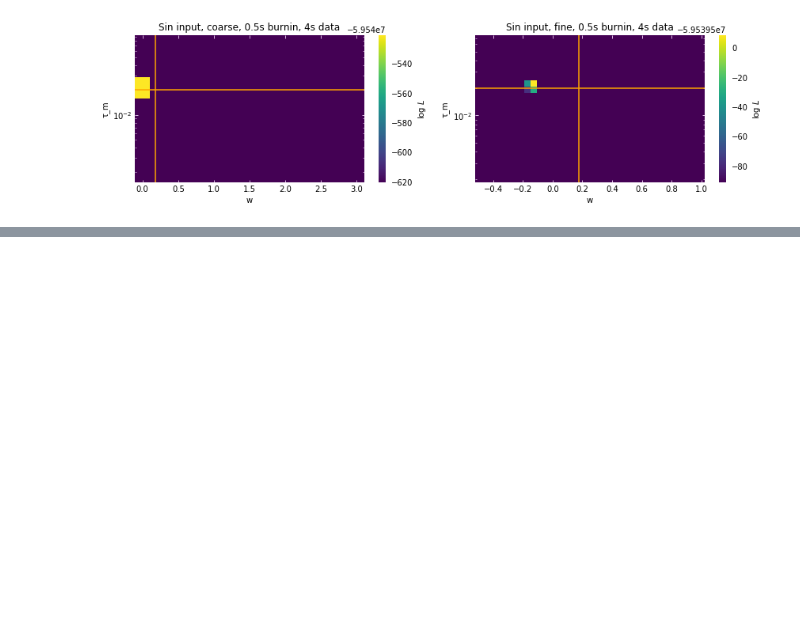
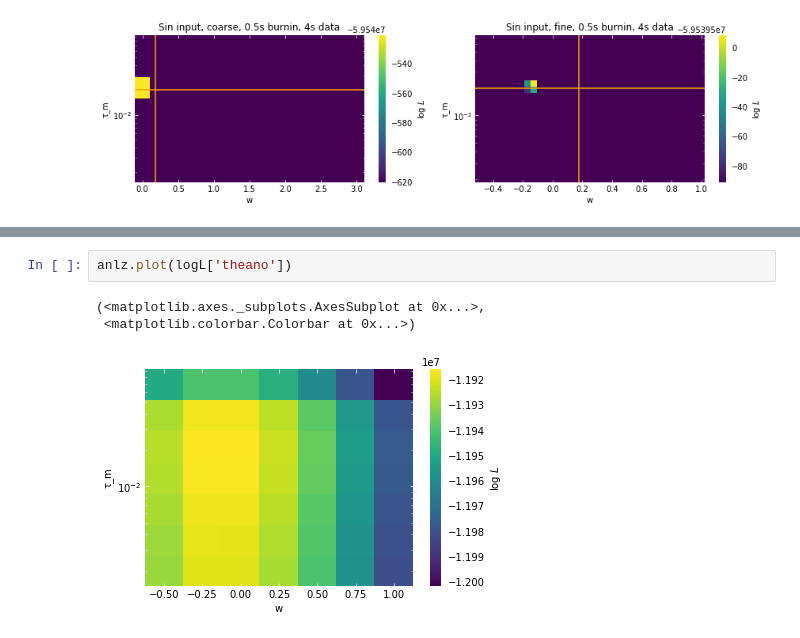
Before and after one commit to mackelab/mesoGIF, a Jupyter notebook: fsGIF2.ipynb, the cells around one changed output, grey strips where cells are left out. Cells and saved outputs as stored; diff of their text form; blank space fills up the shorter version.

```diff
--- a/fsGIF2.ipynb
+++ b/fsGIF2.ipynb
@@ -173,0 +193,6 @@ NameError: name 'HeatMap' is not defined
+# %%
+anlz.plot(logL['theano'])
+# %% [output]
+(<matplotlib.axes._subplots.AxesSubplot at 0x...>,
+ <matplotlib.colorbar.Colorbar at 0x...>)
+[figure, added]
```
Also changed, not shown: parts of 15 cells of this notebook, 5 other files.
